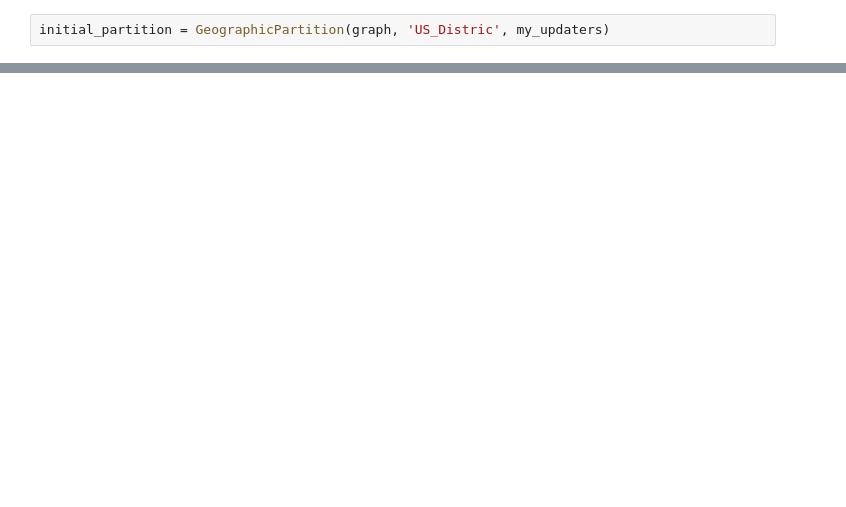
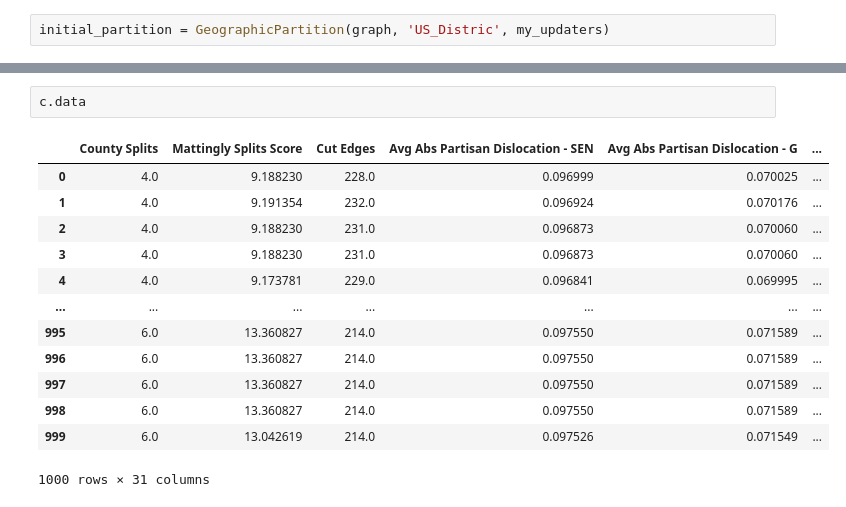
Before and after one commit to tylerjarvis/MathematicalElectionAnalysis, a Jupyter notebook: Untitled.ipynb, the cells around one changed output, grey strips where cells are left out. Drawn from its saved outputs; the diff is of its cells as text; blank space fills up the shorter version.

```diff
--- a/Untitled.ipynb
+++ b/Untitled.ipynb
@@ -66,0 +86,16 @@ p = proposals.recom(p, pop_col='POP100', pop_target=ideal_population, epsilon =
+# %%
+c.data
+# %% [output]
+|  | County Splits | Mattingly Splits Score | Cut Edges | Avg Abs Partisan Dislocation - SEN | Avg Abs Partisan Dislocation - G | ... |
+| 0 | 4.0 | 9.188230 | 228.0 | 0.096999 | 0.070025 | ... |
+| 1 | 4.0 | 9.191354 | 232.0 | 0.096924 | 0.070176 | ... |
+| 2 | 4.0 | 9.188230 | 231.0 | 0.096873 | 0.070060 | ... |
+| 3 | 4.0 | 9.188230 | 231.0 | 0.096873 | 0.070060 | ... |
+| 4 | 4.0 | 9.173781 | 229.0 | 0.096841 | 0.069995 | ... |
+| ... | ... | ... | ... | ... | ... | ... |
+| 995 | 6.0 | 13.360827 | 214.0 | 0.097550 | 0.071589 | ... |
+| 996 | 6.0 | 13.360827 | 214.0 | 0.097550 | 0.071589 | ... |
+| 997 | 6.0 | 13.360827 | 214.0 | 0.097550 | 0.071589 | ... |
+| 998 | 6.0 | 13.360827 | 214.0 | 0.097550 | 0.071589 | ... |
+| 999 | 6.0 | 13.042619 | 214.0 | 0.097526 | 0.071549 | ... |
+1000 rows × 31 columns
```
Also changed, not shown: parts of 20 cells of this notebook, 11 other files.
